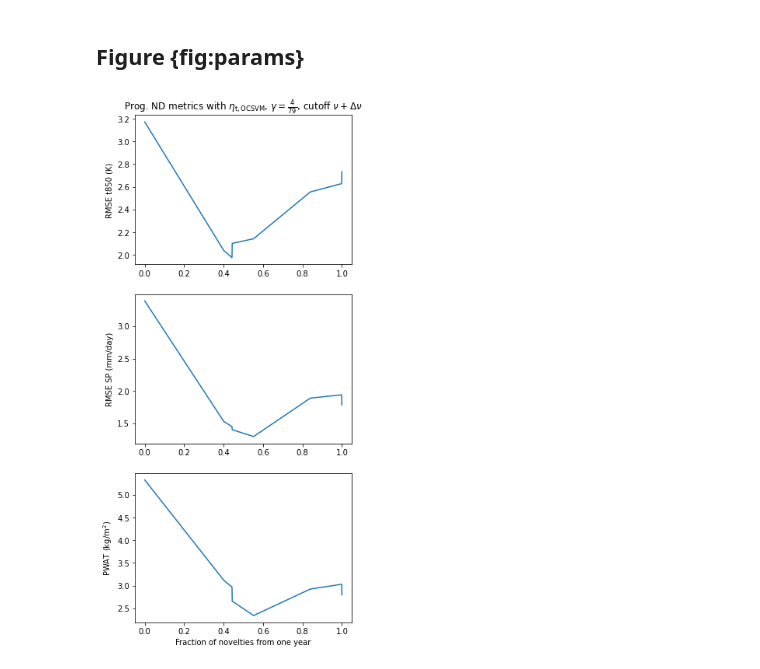
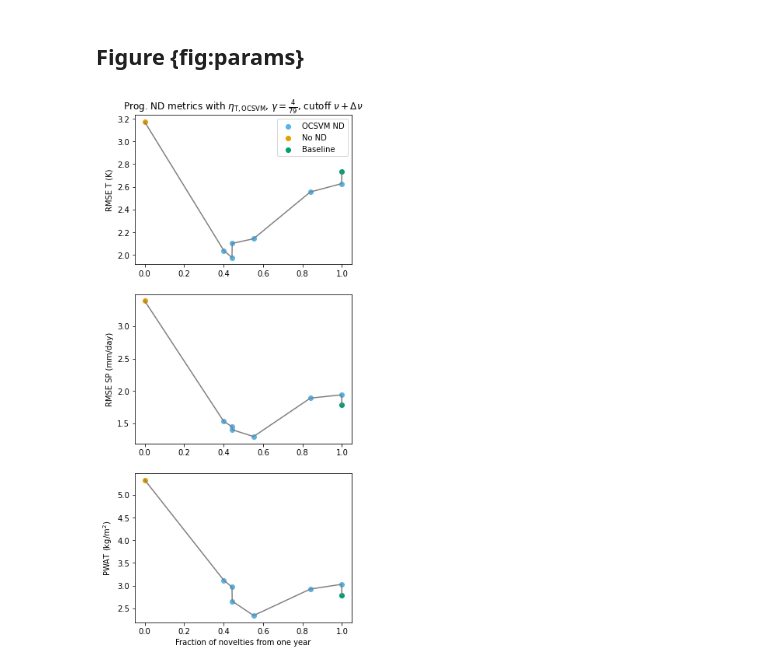
Before and after one commit to ai2cm/out-of-sample, a Jupyter notebook: notebooks/cutoffs_plot.ipynb, the cells around one changed output. Cells and saved outputs as stored; diff of their text form; code cells hidden in the pictures.

```diff
--- a/notebooks/cutoffs_plot.ipynb
+++ b/notebooks/cutoffs_plot.ipynb
@@ -612,7 +650,7 @@ plt.show()
 ## Figure {fig:temp-explosion-novelty}
 # %%
 max_time = 160
-time_sl = slice("2020-01-19", "2020-03-31")
+time_sl = slice("2020-01-19", "2020-03-30")
 # %%
 explosion_novelty_ds = xr.concat(
     [diags_complete[name].is_novelty_zonal_mean_value if name != "prognostic"
@@ -624,8 +662,9 @@ explosion_novelty_ds = xr.concat(
 im = explosion_novelty_ds.sel(time=time_sl).plot(col = "run")
 for i, title in enumerate(table_run_names.values()):
     im.axes[0][i].set_title(title)
+    im.axes[0][i].tick_params(axis='x', labelrotation = 45)
 im.fig.set_size_inches(16, 5)
-im.fig.suptitle(r"Longitudinally-averaged likelihood that $\eta_t(x_i) = 0$")
+im.fig.suptitle(r"Longitudinally-averaged likelihood that $\eta_{\mathrm{T}}(x_i) = 0$")
 im.cbar.set_label("Fraction of novelties")
 plt.show()
 # %% [output]
@@ -654,9 +693,9 @@ fig.show()
 [figure]
 # %%
 table_run_novelty_names = {
-    "minmax-0": r"ND Prog. $g_{\mathrm{tqw}}, \eta_{\mathrm{t, minmax}}$",
-    "ocsvm-gamma-1_4_79-0": r"ND Prog. $g_{\mathrm{tqw}}, \eta_{\mathrm{t, OCSVM}}, \gamma=\frac{1}{4 \cdot 79}$",
-    "ocsvm-gamma-4_79-0": r"ND Prog. $g_{\mathrm{tqw}}, \eta_{\mathrm{t, OCSVM}}, \gamma=\frac{4}{79}$",
+    "minmax-0": r"ND Prog. $g_{\mathrm{Tquv}}, \eta_{\mathrm{T, minmax}}$",
+    "ocsvm-gamma-1_4_79-0": r"ND Prog. $g_{\mathrm{Tquv}}, \eta_{\mathrm{T, OCSVM}}, \gamma=\frac{1}{4 \cdot 79}$",
+    "ocsvm-gamma-4_79-0": r"ND Prog. $g_{\mathrm{Tquv}}, \eta_{\mathrm{T, OCSVM}}, \gamma=\frac{4}{79}$",
 }
 
 explosion_ds_map_all_time = xr.concat(
@@ -709,28 +748,33 @@ gamma_strs = {
 }
 
 metric_strs = ["rmse_of_time_mean/tmp850", "rmse_of_time_mean/total_precip_to_surface", "rmse_of_time_mean/pwat"]
-metric_names = ["RMSE t850 (K)", "RMSE SP (mm/day)", "PWAT (kg/$\mathrm{m}^2)$"]
+metric_names = ["RMSE T (K)", "RMSE SP (mm/day)", "PWAT (kg/$\mathrm{m}^2)$"]
 # %%
 
 fig = plt.figure(figsize=(5, 12))
 # fig.suptitle(f"{metric_str} for {names[i]}")
 
 for i, metric_str in enumerate(metric_strs):
 
     ax = plt.subplot(3, 1, i+1)
 
+    metric = [metrics[j][metric_str]["value"] for j in ocsvm_large_names]
     metric_bp = [metrics[j][metric_str]["value"] for j in ocsvm_large_names_bp]
     novelty_fracs, metric_bp_online = zip(*sorted(zip([novelty_fractions[name] for name in ocsvm_large_names_bp], metric_bp)))
-    ax.plot(novelty_fracs, metric_bp_online)
+    ax.plot(novelty_fracs, metric_bp_online, c="gray")
+    ax.scatter([novelty_fractions[name] for name in ocsvm_large_names], metric, label="OCSVM ND")
+    ax.scatter([novelty_fractions["prognostic"]], [metrics["prognostic"][metric_str]["value"]], label="No ND")
+    ax.scatter([novelty_fractions["baseline"]], [metrics["baseline"][metric_str]["value"]], label="Baseline")
     ax.set_ylabel(metric_names[i])
     if i == 0:
-            ax.set_title(r"Prog. ND metrics with $\eta_{\mathrm{t, OCSVM}}$, " +  gamma_strs[4/79] + r", cutoff $\nu + \Delta \nu$")
+            ax.set_title(r"Prog. ND metrics with $\eta_{\mathrm{T, OCSVM}}$, " +  gamma_strs[4/79] + r", cutoff $\nu + \Delta \nu$")
+            plt.legend()
     if i == 2:
         ax.set_xlabel("Fraction of novelties from one year")
 
 plt.show()
 # %% [output]
-[figure, old version]
+[figure, new version]
 # %%
 
 for gamma in [4/79, 1/79, 1/4/79]:
```
Also changed, not shown: parts of 12 cells of this notebook, 2 other files.
